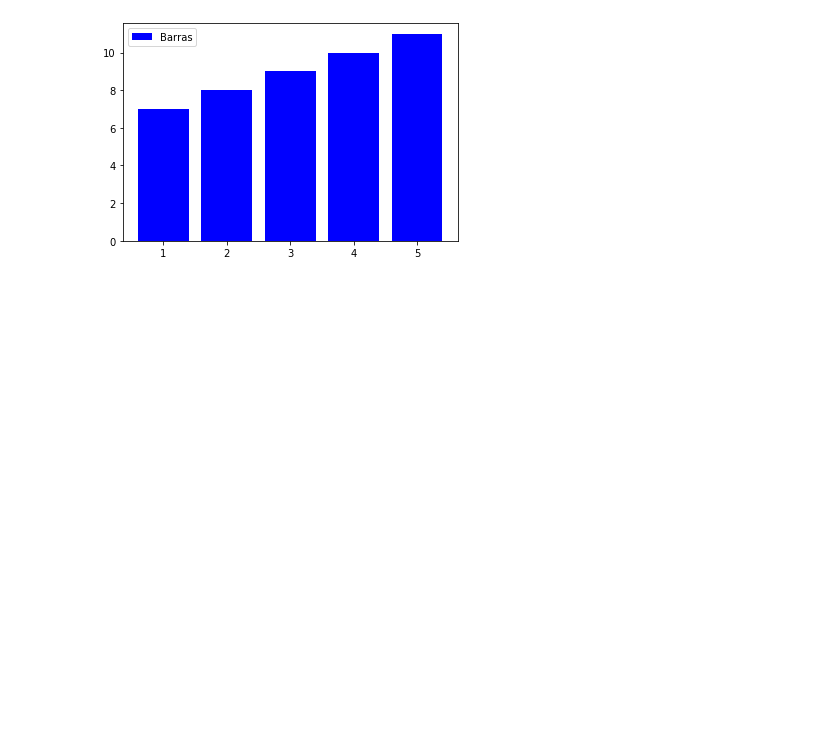
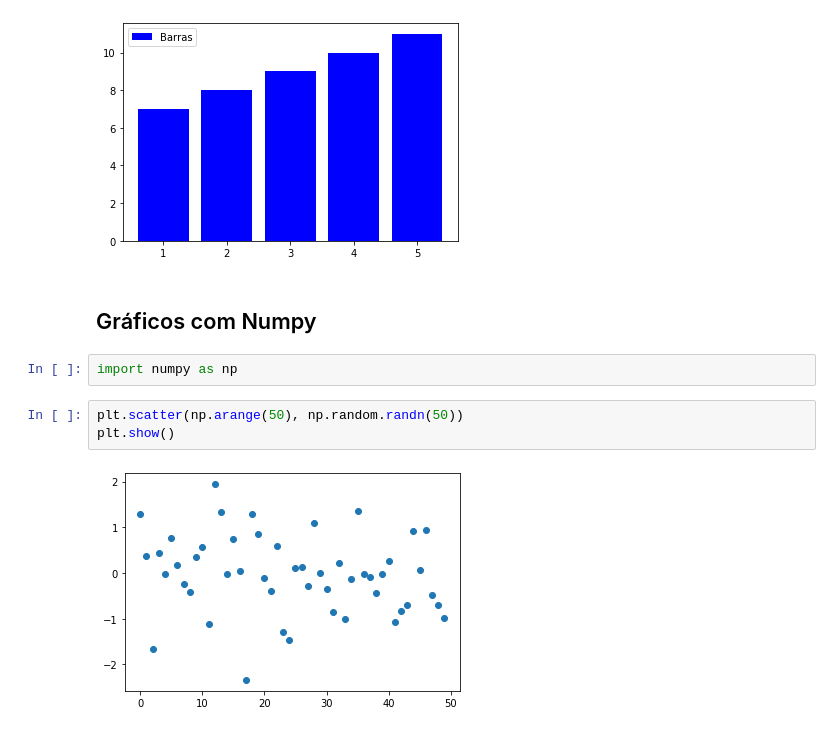
Before and after one commit to JulioCRodrigues/PythonFundamentos, a Jupyter notebook: Matplotlib/Matplotlib.ipynb, the cells around one changed output. Cells and saved outputs as stored; diff of their text form; blank space fills up the shorter version.

Commit message:
Graficos e plots

```diff
--- a/Matplotlib/Matplotlib.ipynb
+++ b/Matplotlib/Matplotlib.ipynb
@@ -34,3 +34,12 @@ plt.legend()
 # %% [output]
 <matplotlib.legend.Legend at 0x...>
 [figure]
+# %% [markdown]
+<h2> Gráficos com Numpy
+# %%
+import numpy as np
+# %%
+plt.scatter(np.arange(50), np.random.randn(50))
+plt.show()
+# %% [output]
+[figure, added]
```
Also changed, not shown: parts of 5 cells of this notebook.
